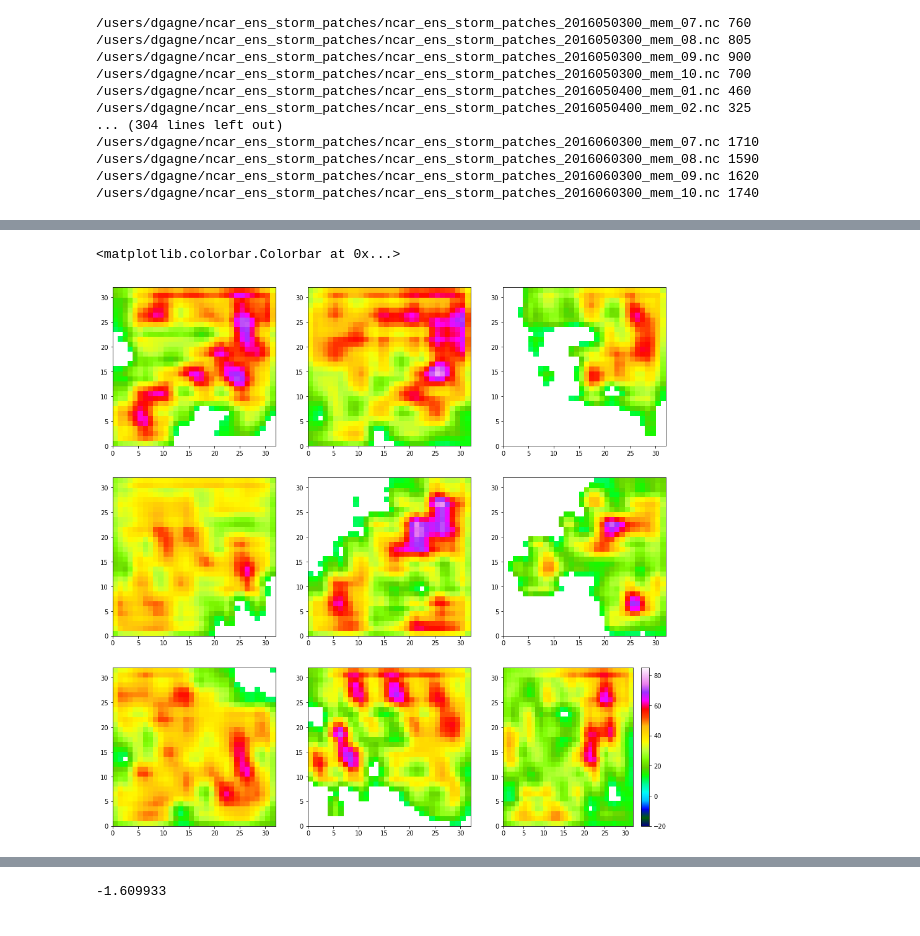
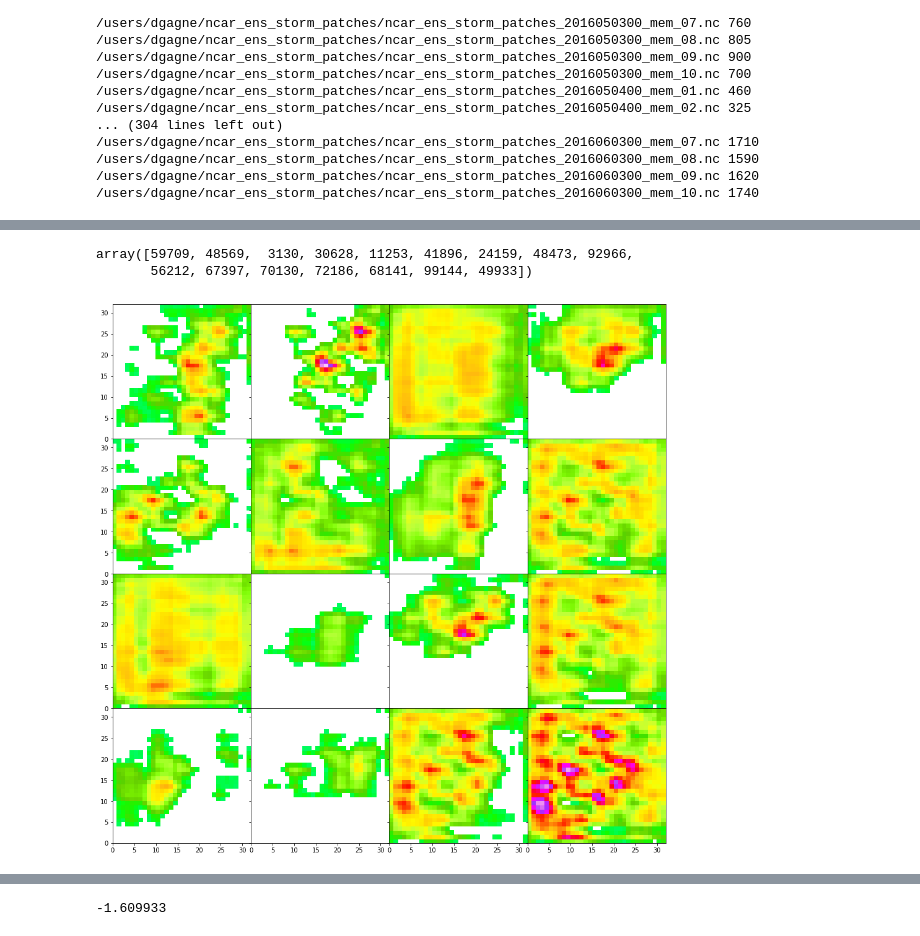
Before and after one commit to djgagne/deepsky, a Jupyter notebook: notebooks/Storm_GAN_Pooling_20180621.ipynb, the cells around one changed output, grey strips where cells are left out. Cells and saved outputs as stored; diff of their text form; code cells hidden in the pictures.

```diff
--- a/notebooks/Storm_GAN_Pooling_20180621.ipynb
+++ b/notebooks/Storm_GAN_Pooling_20180621.ipynb
@@ -238,9 +244,12 @@ def discriminator_model(input_size=(32, 32, 1), stride=2, filter_width=5,
     model_out = Model(image_input, disc_model)
     return model_out
 # %%
-gen = generator_model(min_conv_filters=16, min_data_width=8, stride=1, use_noise=True, noise_sd=0.1)
-disc = discriminator_model(min_conv_filters=16, min_data_width=8, stride=1, use_noise=True, noise_sd=0.1)
-enc = encoder_model(min_conv_filters=16, min_data_width=8, stride=1, use_noise=True, noise_sd=0.1)
+gen = generator_model(min_conv_filters=32, min_data_width=8, stride=1,
+                      activation="leaky", use_noise=True, noise_sd=0.01)
+disc = discriminator_model(min_conv_filters=32, min_data_width=8, stride=1,
+                           activation="leaky", use_noise=True, noise_sd=0.01)
+enc = encoder_model(min_conv_filters=32, min_data_width=8, stride=1,
+                    activation="leaky", use_noise=True, noise_sd=0.01)
 # %%
 opt = Adam(lr=0.0001, beta_1=0.5, beta_2=0.9, amsgrad=False)
 gen.compile(optimizer=opt, loss="mse")
@@ -319,21 +360,17 @@ def train_gan_quiet(all_train_data, generator, discriminator, gen_disc, gen_enc,
             combo_data_batch[batch_half:] = generator.predict_on_batch(batch_vec[batch_half:])
             disc_loss_history.append(discriminator.train_on_batch(combo_data_batch, batch_labels))
             disc_preds = discriminator.predict_on_batch(combo_data_batch)
-           # print("Disc Combo: {0} Max: {1}, Min {2}, LMax: {3}, LMin: {4}".format(gan_index, disc_preds.max(), disc_preds.min(), batch_labels.max(), batch_labels.min()))
-            if b % 10 == 0:
-                print("Disc Combo: {0} Epoch: {1} Batch: {2} Loss: {3:0.5f}".format(gan_index,
-                                                                                epoch, b,
-                                                                                disc_loss_history[-1]))
             gen_loss_history.append(gen_disc.train_on_batch(gen_batch_vec,
                                                             gen_labels))
-            if b % 10 == 0:
-                print("Gen Combo: {0} Epoch: {1} Batch: {2} Loss: {3:0.5f}".format(gan_index,
-                                                                               epoch, b,
-                                                                               gen_loss_history[-1]))
+            if b % 50 == 0:
+                print("Combo: {0} Epoch: {1} Batch: {2} Disc: {3:0.3f} Gen: {4:0.3f}".format(gan_index,
+                                                                                             epoch, b,
+                                                                                             disc_loss_history[-1],
+                                                                                             gen_loss_history[-1]))
 
     gen_inputs = np.random.normal(size=(train_data.shape[0], vec_size))
     print("Fit Encoder Combo: {0}".format(gan_index))
     #gen_enc.fit(gen_inputs, gen_inputs, epochs=num_epochs, verbose=2)
 # %%
-train_gan_quiet(storm_norm_data, gen, disc, gen_disc, gen_enc, 100, 512, 6, 0)
+train_gan_quiet(storm_norm_data, gen, disc, gen_disc, gen_enc, 100, 512, 15, 0)
 # %% [output]
@@ -358,0 +394,4 @@ gen_samples = gen.predict(np.random.normal(size=(9, 100)))
+# %%
+random_codes = np.random.normal(size=(16, 100))
+gen_samples = gen.predict(random_codes)
+enc_samples = enc.predict(gen_samples)
@@ -358,0 +424,5 @@ gen_samples = gen.predict(np.random.normal(size=(9, 100)))
+# %%
+train_neighbors
+# %% [output]
+array([59709, 48569,  3130, 30628, 11253, 41896, 24159, 48473, 92966,
+       56212, 67397, 70130, 72186, 68141, 99144, 49933])
@@ -359,10 +431,10 @@ gen_samples = gen.predict(np.random.normal(size=(9, 100)))
 # %%
-fig, axes = plt.subplots(3, 3, figsize=(16, 16))
+fig, axes = plt.subplots(4, 4, figsize=(16, 16), sharex=True, sharey=True)
+plt.subplots_adjust(wspace=0, hspace=0)
 for a, ax in enumerate(axes.ravel()):
     scaled_sample = gen_samples[a, :, :, 0] * storm_scaling_values.iloc[0, 1] + storm_scaling_values.iloc[0, 0]
     pc = ax.pcolormesh(np.ma.array(scaled_sample, mask=scaled_sample <=10),
                        vmin=-20, vmax=85, cmap="gist_ncar")
-plt.colorbar(pc)
+#plt.colorbar(pc)
 # %% [output]
-<matplotlib.colorbar.Colorbar at 0x...>
-[figure, old version]
+[figure, new version]
```
Also changed, not shown: parts of 23 cells of this notebook.
